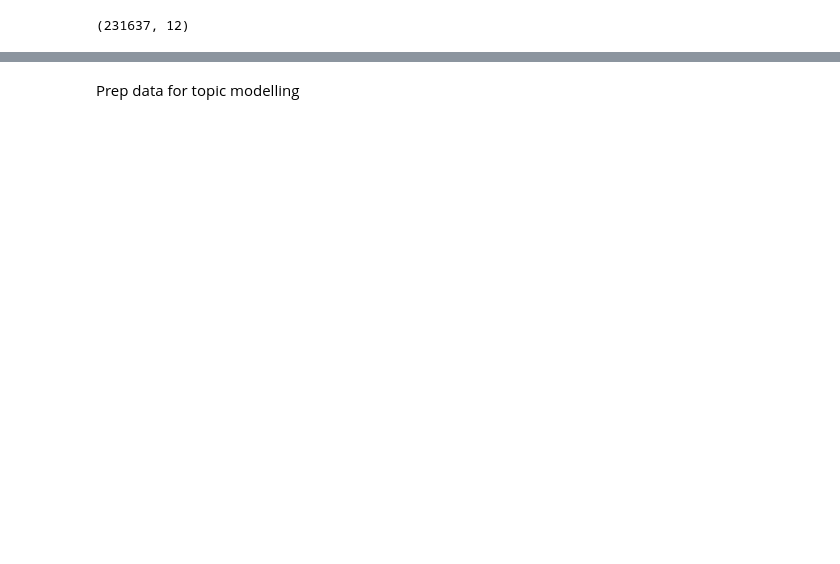
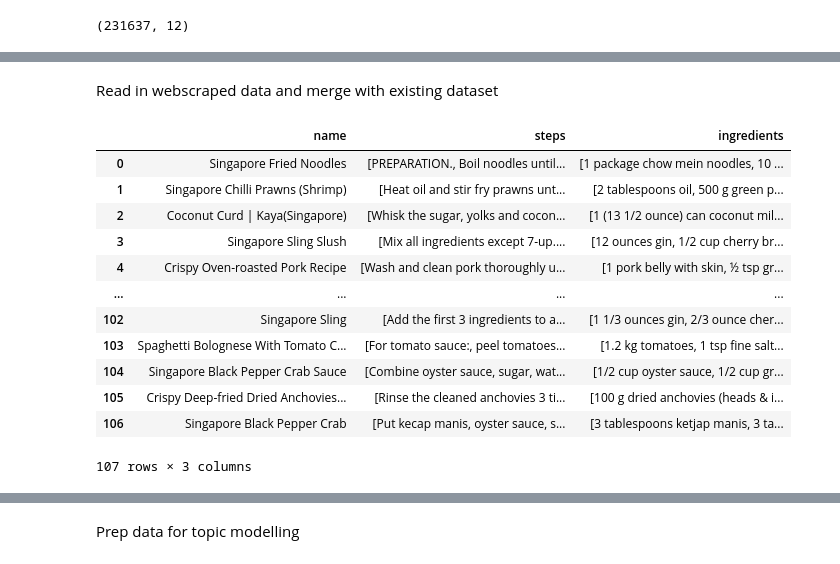
Before and after one commit to sanjeven/GCPLP_practice_module, a Jupyter notebook: data_prep/GCPLP_data_prep_RAW.ipynb, the cells around one changed output, grey strips where cells are left out. Saved outputs shown, nothing was run; the diff lists cells and outputs as text; code cells hidden in the pictures; blank space fills up the shorter version.

```diff
--- a/data_prep/GCPLP_data_prep_RAW.ipynb
+++ b/data_prep/GCPLP_data_prep_RAW.ipynb
@@ -110,0 +83,32 @@ min_wordcloud(recipe_df,'ingredients')
+# %% [markdown]
+Read in webscraped data and merge with existing dataset
+# %%
+DATA_PATH = '/content/drive/MyDrive/Analytics/GCPLP/Data/data*.json'
+
+json_files = glob.glob(DATA_PATH)
+
+data = []
+
+filename = 'allrecipies.csv'
+# %%
+for jf in json_files:
+    with open(jf, 'r', encoding = 'utf-8') as f:
+        json_file = json.load(f)
+        data.append([json_file['title'], json_file['instructions_list'], json_file['ingredients']])
+# %%
+webscrape_df = pd.DataFrame(data, columns=['name', 'steps', 'ingredients'])
+webscrape_df
+# %% [output]
+|  | name | steps | ingredients |
+| 0 | Singapore Fried Noodles | [PREPARATION., Boil noodles until... | [1 package chow mein noodles, 10 ... |
+| 1 | Singapore Chilli Prawns (Shrimp) | [Heat oil and stir fry prawns unt... | [2 tablespoons oil, 500 g green p... |
+| 2 | Coconut Curd | Kaya(Singapore) | [Whisk the sugar, yolks and cocon... | [1 (13 1/2 ounce) can coconut mil... |
+| 3 | Singapore Sling Slush | [Mix all ingredients except 7-up.... | [12 ounces gin, 1/2 cup cherry br... |
+| 4 | Crispy Oven-roasted Pork Recipe | [Wash and clean pork thoroughly u... | [1 pork belly with skin, ½ tsp gr... |
+| ... | ... | ... | ... |
+| 102 | Singapore Sling | [Add the first 3 ingredients to a... | [1 1/3 ounces gin, 2/3 ounce cher... |
+| 103 | Spaghetti Bolognese With Tomato C... | [For tomato sauce:, peel tomatoes... | [1.2 kg tomatoes, 1 tsp fine salt... |
+| 104 | Singapore Black Pepper Crab Sauce | [Combine oyster sauce, sugar, wat... | [1/2 cup oyster sauce, 1/2 cup gr... |
+| 105 | Crispy Deep-fried Dried Anchovies... | [Rinse the cleaned anchovies 3 ti... | [100 g dried anchovies (heads & i... |
+| 106 | Singapore Black Pepper Crab | [Put kecap manis, oyster sauce, s... | [3 tablespoons ketjap manis, 3 ta... |
+107 rows × 3 columns
```
Also changed, not shown: parts of 38 cells of this notebook, 1 other file.
